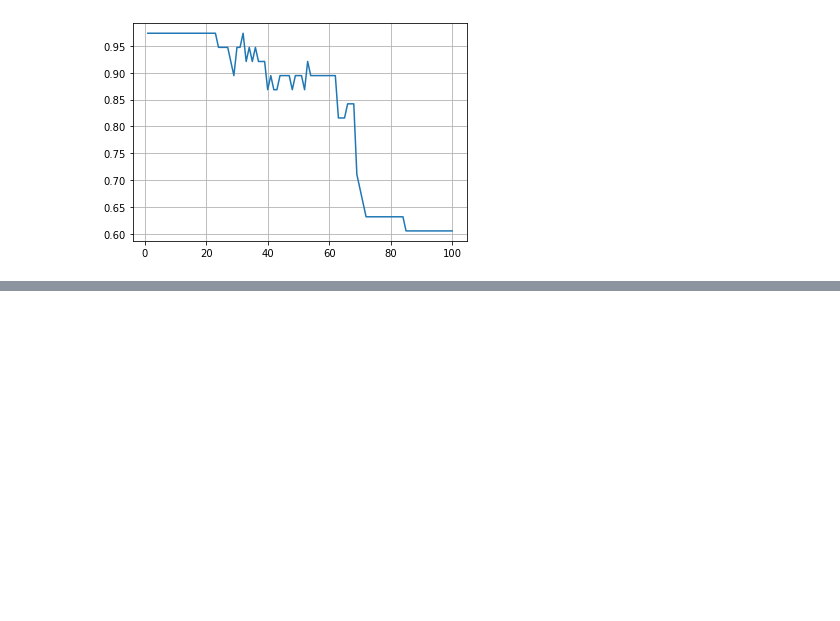
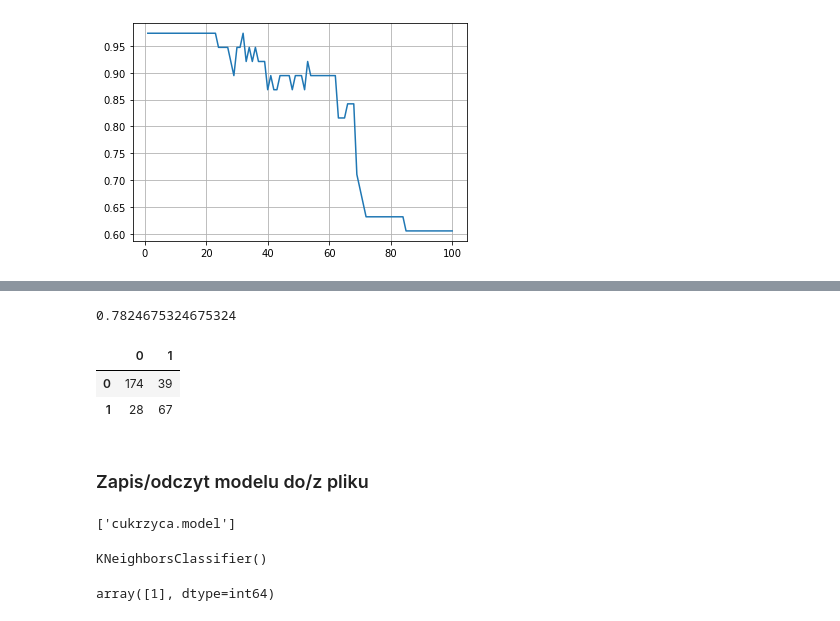
Before and after one commit to pad0910/Python2A, a Jupyter notebook: Dzien08/01-knn.ipynb, the cells around one changed output, grey strips where cells are left out. Drawn from its saved outputs; the diff is of its cells as text; code cells hidden in the pictures; blank space fills up the shorter version.

```diff
--- a/Dzien08/01-knn.ipynb
+++ b/Dzien08/01-knn.ipynb
@@ -150,0 +167,14 @@ plt.grid()
+# %%
+model = KNeighborsClassifier(5)
+model.fit(X_train, y_train)
+print(model.score(X_test, y_test))
+
+y_pred = model.predict(X_test)
+pd.DataFrame( confusion_matrix(y_test, y_pred) )
+# %% [output]
+0.7824675324675324
+|  | 0 | 1 |
+| 0 | 174 | 39 |
+| 1 | 28 | 67 |
+# %% [markdown]
+### Zapis/odczyt modelu do/z pliku
@@ -150,0 +183,14 @@ plt.grid()
+# %%
+# zapis modelu do pliku
+joblib.dump(model, "cukrzyca.model")
+# %% [output]
+['cukrzyca.model']
+# %%
+model1 = joblib.load("cukrzyca.model")
+model1
+# %% [output]
+KNeighborsClassifier()
+# %%
+model1.predict( [ df.iloc[0].values[:-1] ] )
+# %% [output]
+array([1], dtype=int64)
```
Also changed, not shown: parts of 3 cells of this notebook, 2 other files.
